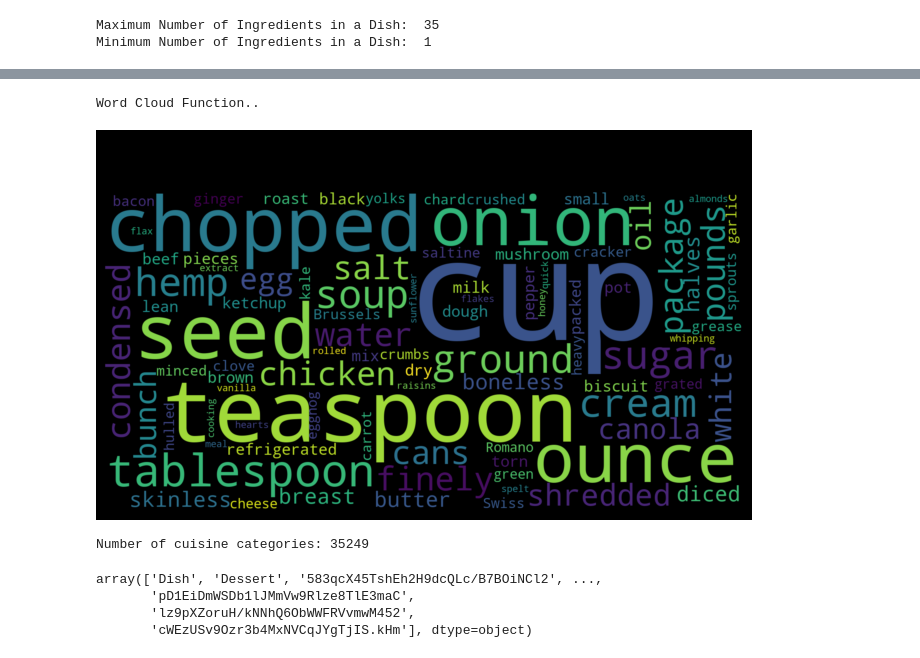
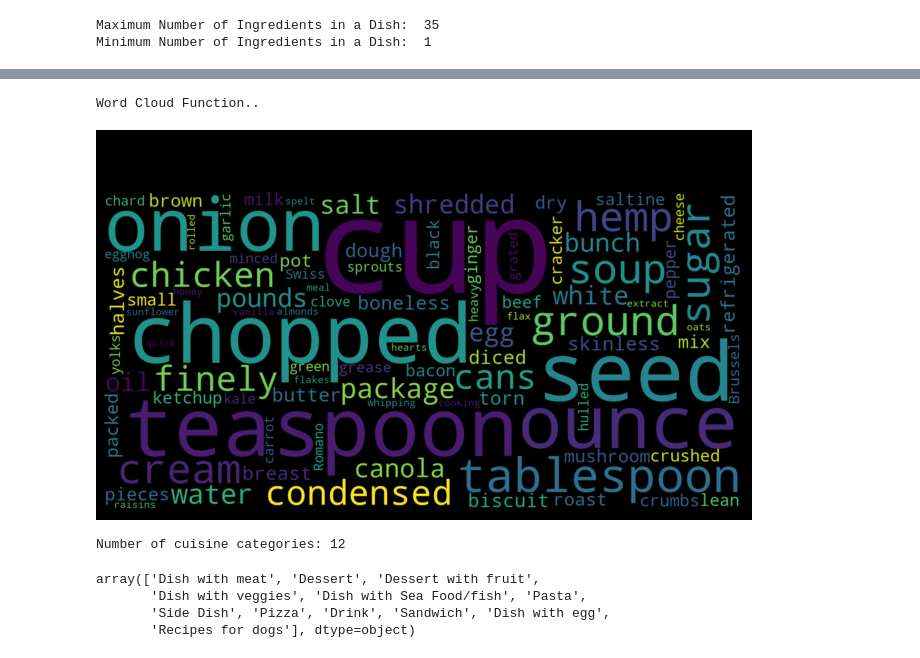
Before and after one commit to AmandinePingetPhD/Master_Recipes_Local, a Jupyter notebook: Data_recipes_modif.ipynb, the cells around one changed output, grey strips where cells are left out. Cells and saved outputs as stored; diff of their text form; code cells hidden in the pictures.

Commit message:
Update with kind dish

```diff
--- a/Data_recipes_modif.ipynb
+++ b/Data_recipes_modif.ipynb
@@ -39,5 +39,5 @@ warnings.filterwarnings('ignore')
 
 import os
 # %%
-Recipe_data = pd.read_json('./Data_recipes/recipes_raw_result.json', orient='index')
+Recipes_data = pd.read_json('./Data_recipes/recipes_data.json', orient='index')
 # %%
@@ -100,43 +100,42 @@ size = (20,10)
 
 def cloud(text, title, stopwords=stopwords, size=size):
     """
     Function to plot WordCloud
     Includes:
     """
     # Setting figure parameters
     mpl.rcParams['figure.figsize']=(10.0,10.0)
     mpl.rcParams['font.size']=12
     mpl.rcParams['savefig.dpi']=100
     mpl.rcParams['figure.subplot.bottom']=.1
 
     # Processing Text
     wordcloud = WordCloud(width=1600, height=800,
                           background_color='black',
                           stopwords=stopwords,
                          ).generate(str(text))
 
     # Output Visualization
     fig = plt.figure(figsize=size, dpi=80, facecolor='k',edgecolor='k')
     plt.imshow(wordcloud,interpolation='bilinear')
     plt.axis('off')
     plt.title(title, fontsize=50,color='y')
     plt.tight_layout(pad=0)
     plt.show()
 
 # Data Set for Word Clouds
-Recipe_data["ing"] = Recipe_data.ingredients.apply(lambda x: list(map(str, x)), 1).str.join(' ')
+Recipes_data["ingredients"] = Recipes_data.ingredients.apply(lambda x: list(map(str, x)), 1).str.join(' ')
 # All
-cloud(Recipe_data["ing"].values, title= " ", size=[8,5])
+cloud(Recipes_data["ingredients"].values, title= " ", size=[8,5])
 # %% [output]
 Word Cloud Function..
-[figure, old version]
+[figure, new version]
-# %%
-print("Number of cuisine categories: {}".format(len(Recipe_data.t_recipe.unique())))
-Recipe_data.t_recipe.unique()
-####La variable t_recipe ou type de recette/plat est à recréer car pas fiable : voir les règles et les types de plat à créer
-# %% [output]
-Number of cuisine categories: 35249
-array(['Dish', 'Dessert', '583qcX45TshEh2H9dcQLc/B7BOiNCl2', ...,
-       'pD1EiDmWSDb1lJMmVw9Rlze8TlE3maC',
-       'lz9pXZoruH/kNNhQ6ObWWFRVvmwM452',
-       'cWEzUSv9Ozr3b4MxNVCqJYgTjIS.kHm'], dtype=object)
+# %%
+print("Number of cuisine categories: {}".format(len(Recipes_data.t_recipe.unique())))
+Recipes_data.t_recipe.unique()
+# %% [output]
+Number of cuisine categories: 12
+array(['Dish with meat', 'Dessert', 'Dessert with fruit',
+       'Dish with veggies', 'Dish with Sea Food/fish', 'Pasta',
+       'Side Dish', 'Pizza', 'Drink', 'Sandwich', 'Dish with egg',
+       'Recipes for dogs'], dtype=object)
```
Also changed, not shown: parts of 5 cells of this notebook.
